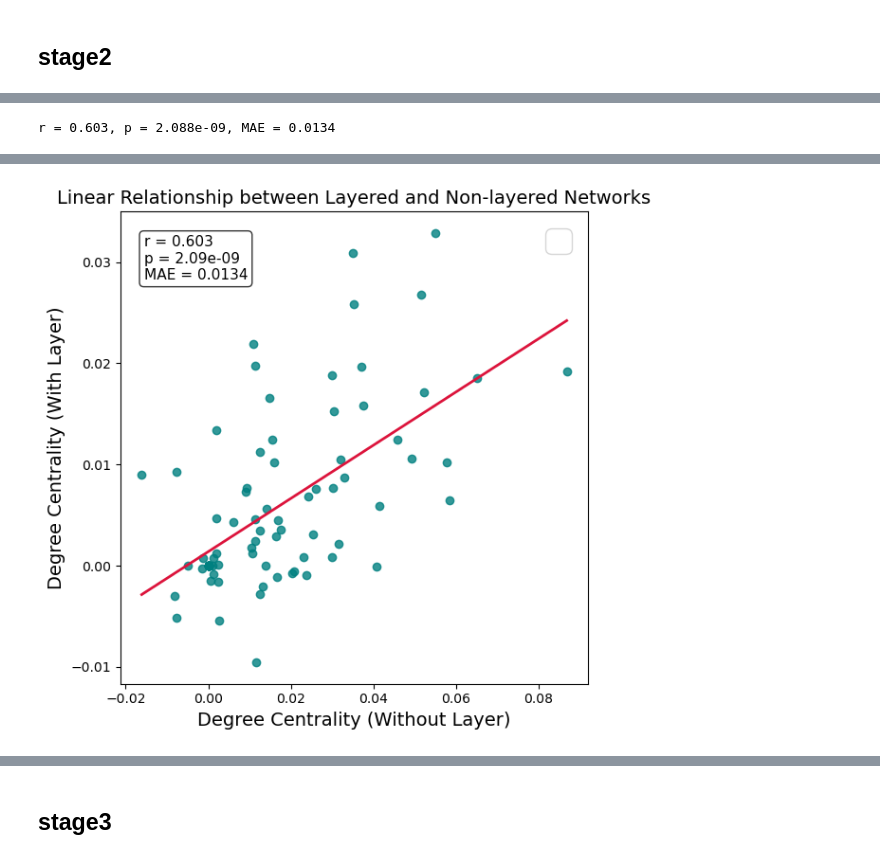
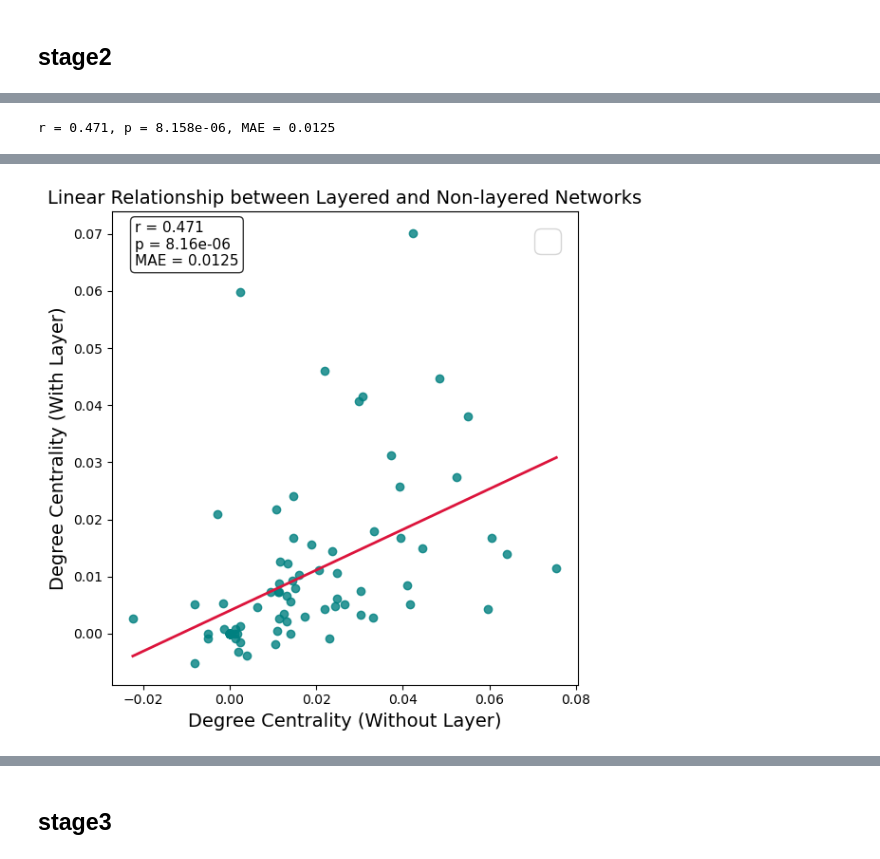
Before and after one commit to ylx6266/NEXUS, a Jupyter notebook: analyse_notebook/figureS4.ipynb, the cells around one changed output, grey strips where cells are left out. Saved outputs shown, nothing was run; the diff lists cells and outputs as text; code cells hidden in the pictures.

```diff
--- a/analyse_notebook/figureS4.ipynb
+++ b/analyse_notebook/figureS4.ipynb
@@ -212,18 +188,16 @@ import pandas as pd
 import brainglobe_heatmap as bgh
 import matplotlib.pyplot as plt
 
-# === 1️⃣ 设定路径 ===
-graph_path_1 = './result/w_layer/stage2/tuning/bs64_dp0.3_sw0.7/dynamic_full_graphs.npy'
+graph_path_1 = './result/w_layer/stage2/tuning/bs64_dp0.8_sw1.0/dynamic_full_graphs.npy'
 label_path_1 = './result/w_layer/stage2/df_scaled.csv'
 
-graph_path_2 = './result/wo_layer/stage2/tuning/bs64_dp0.8_sw1.0/dynamic_full_graphs.npy'
+graph_path_2 = './result/wo_layer/stage2/tuning/bs32_dp0.8_sw1.0/dynamic_full_graphs.npy'
 label_path_2 = './result/wo_layer/stage2/df_scaled.csv'
 
-# === 2️⃣ 定义函数：计算平均归一化度中心性 ===
 def compute_mean_degree_centrality(graph_path, label_path):
-    graphs = np.load(graph_path)  # (T, N, N)
+    graphs = np.load(graph_path)
     df = pd.read_csv(label_path)
-    labels = df.iloc[:, 0].values  # 第一列为标签
+    labels = df.iloc[:, 0].values
 
     degree_centrality = {label: [] for label in labels}
 
@@ -237,7 +211,6 @@ def compute_mean_degree_centrality(graph_path, label_path):
     dc_df = pd.DataFrame(degree_centrality)
     mean_dc = dc_df.mean()
 
-    # --- 合并带“-”的子区（取平均） ---
     merged = {}
     for name, val in mean_dc.items():
         if '-' in name:
@@ -249,14 +222,8 @@ def compute_mean_degree_centrality(graph_path, label_path):
     return merged_dc
 
 
-# === 3️⃣ 分别计算两组结果 ===
 mean_dc_1 = compute_mean_degree_centrality(graph_path_1, label_path_1)
 mean_dc_2 = compute_mean_degree_centrality(graph_path_2, label_path_2)
-
-#print("✅ 组1（含分层）主要脑区中心性：")
-#print(mean_dc_1.head())
-#print("\n✅ 组2（不含分层）主要脑区中心性：")
-#print(mean_dc_2.head())
 # %%
 import numpy as np
 import pandas as pd
@@ -336,52 +300,33 @@ aligned_wo = wo_layer[common_regions]
 
 r, p = pearsonr(aligned_w, aligned_wo)
 mae = np.mean(np.abs(aligned_w - aligned_wo))
 print(f"r = {r:.3f}, p = {p:.3e}, MAE = {mae:.4f}")
 
 plt.figure(figsize=(6,6))
 plt.scatter(aligned_wo, aligned_w, color="teal", alpha=0.8, label="")
 
 slope, intercept, r_val, p_val, stderr = linregress(aligned_wo, aligned_w)
 
 x_fit = np.linspace(aligned_wo.min(), aligned_wo.max(), 100)
 y_fit = slope * x_fit + intercept
 plt.plot(x_fit, y_fit, color="crimson", linewidth=2, label="")
 
 plt.xlabel("Degree Centrality (Without Layer)", fontsize=14)
 plt.ylabel("Degree Centrality (With Layer)", fontsize=14)
 plt.title("Linear Relationship between Layered and Non-layered Networks", fontsize=14)
 
 text_str = f"r = {r:.3f}\np = {p:.2e}\nMAE = {mae:.4f}"
-plt.text(0.05, 0.95, text_str, transform=plt.gca().transAxes,
+plt.text(0.05, 0.98, text_str, transform=plt.gca().transAxes,
          fontsize=11, verticalalignment='top',
          bbox=dict(boxstyle="round", facecolor="white", alpha=0.8))
 
 plt.legend(fontsize=25)
 plt.grid(alpha=0)
 plt.tight_layout()
 plt.savefig("./result/fig/rank2_scatter_with_vs_without_layer_stage2.png", dpi=300, bbox_inches="tight")
 
 plt.show()
-
-
-
-diff_map = (aligned_w - aligned_wo).to_dict()
-
-fig = bgh.Heatmap(
-    values=diff_map,
-    hemisphere="left",
-    position=4000,
-    orientation="horizontal",
-    thickness=1500,
-    format="2D",
-    vmin=-0.1,
-    vmax=0.1,
-    cmap="bwr",
-    atlas_name="allen_mouse_25um",
-    title=f"Δ Degree Centrality (With−Without Layer)\n"
-          f"r = {r:.3f}, p = {p:.2e}, MAE = {mae:.4f}"
-).plot(size=(400,300), axes=False)
 # %% [output]
-r = 0.603, p = 2.088e-09, MAE = 0.0134
+r = 0.471, p = 8.158e-06, MAE = 0.0125
 [interactive output not drawn]
-[figure, old version]
+[figure, new version]
```
Also changed, not shown: parts of 10 cells of this notebook, 47 other files.
